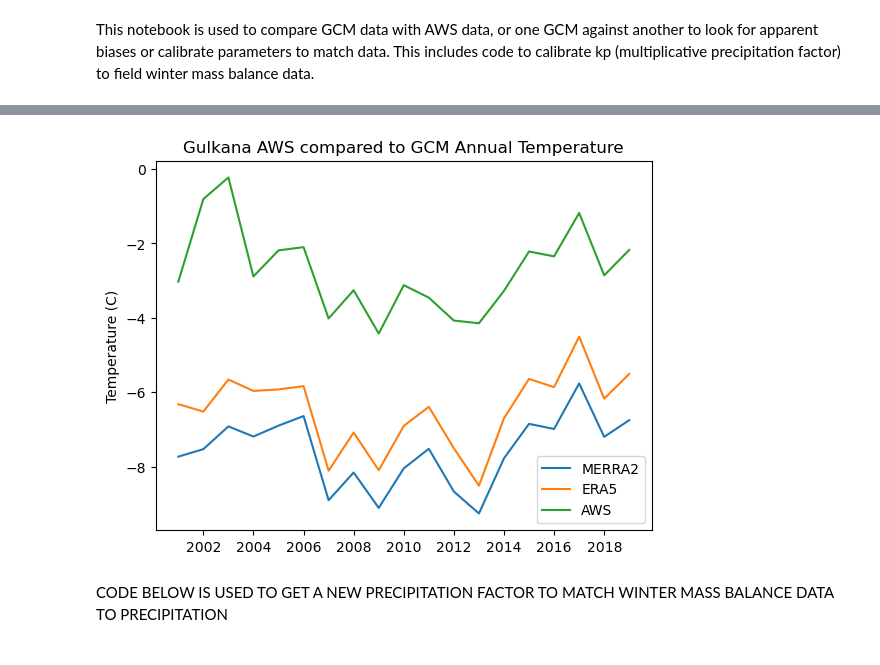
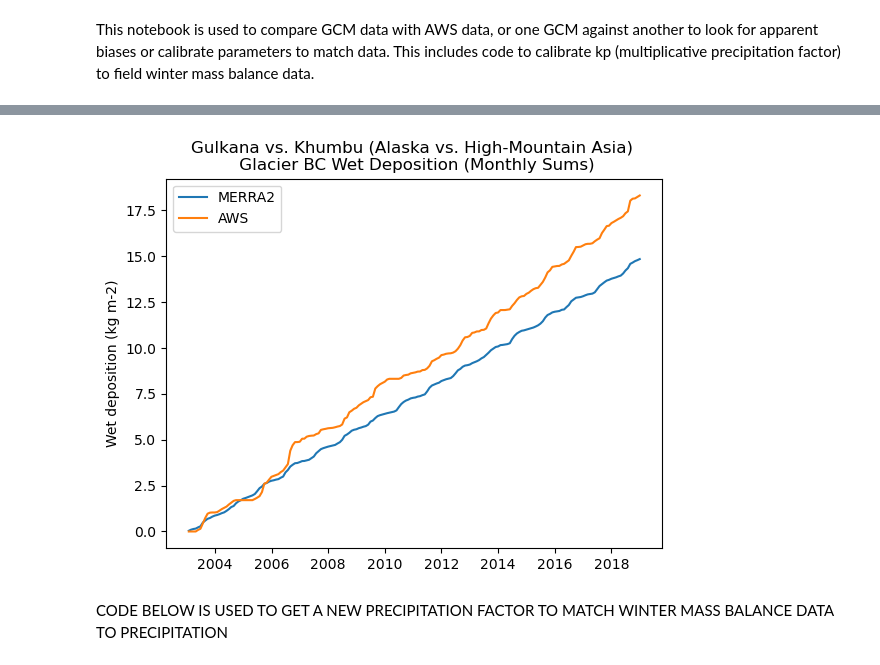
Before and after one commit to drounce/PyGEM, a Jupyter notebook: climate_plotting.ipynb, the cells around one changed output, grey strips where cells are left out. Saved outputs shown, nothing was run; the diff lists cells and outputs as text; code cells hidden in the pictures.

```diff
--- a/climate_plotting.ipynb
+++ b/climate_plotting.ipynb
@@ -35,17 +48,7 @@ fp_RGI = '~/research/RGI/rgi60/00_rgi60_attribs/01_rgi60_Alaska.csv'
 # %%
-# Define the latitude and longitude of the gridcell to grab
-if by == 'glacier':
-    # fill out glac_no and glacier_name for getting AWS data
-    glac_no = '01.00570'
-    glacier_name = 'gulkanaD'
-
-    # extract lat/lon of glacier
-    glacier_table = pd.read_csv(fp_RGI)
-    glacier_table = glacier_table.loc[glacier_table['RGIId'] == 'RGI60-'+glac_no]
-    cenlat = glacier_table['CenLat'].to_numpy()[0]
-    cenlon = glacier_table['CenLon'].to_numpy()[0]
-elif by == 'latlon':
-    # fill out cenlat and cenlon to extract data from
-    cenlat = 63.3
-    cenlon = -135
+# extract lat/lon of glacier
+glacier_table = pd.read_csv(fp_RGI)
+glacier_table = glacier_table.loc[glacier_table['RGIId'] == 'RGI60-'+glac_no]
+cenlat = glacier_table['CenLat'].to_numpy()[0]
+cenlon = glacier_table['CenLon'].to_numpy()[0]
 # %%
@@ -113,13 +116,15 @@ df_AWS = pd.read_csv(fp_AWS)
 df_AWS = df_AWS.set_index(pd.to_datetime(df_AWS['local_time']))
 df_AWS.fillna({'Precip_Weighing_Incremental':df_AWS['Precip_Stage_Incremental']*1.48},inplace=True)
 df_AWS = df_AWS.loc[pd.date_range(start,end,freq='h')]
-# df_AWS = df_AWS['Precip_Weighing_Incremental']
-df_AWS = df_AWS['site_temp_USGS']
+df_AWS = df_AWS['Precip_Weighing_Incremental']
+# df_AWS = df_AWS['site_temp_USGS']
 # %%
 # RESAMPLE
 if var in ['tp']:
     df_AWS = df_AWS.resample('ME').sum()
     ds_GCM = ds_GCM.resample(time='ME').sum()
+if var in ['bcwet','bcdry','dustwet','dustdry']:
+    ds_GCM = ds_GCM.resample(time='ME').sum() * 3600
 else:
     df_AWS = df_AWS.resample('ME').mean()
     ds_GCM = ds_GCM.resample(time='ME').mean()
@@ -141,18 +146,23 @@ Adjusting to 247.2 m elevation change from geopotential to the AWS elevation
 # %%
-df_AWS = df_AWS.resample('YE').mean()
-ds_GCM = ds_GCM.resample(time='YE').mean()
+# df_AWS = df_AWS.resample('YE').mean()
+# ds_GCM = ds_GCM.resample(time='YE').mean()
 # ds_GCM_ERA5 = ds_GCM_ERA5.resample(time='YE').mean()
 # %%
-plt.plot(ds_GCM['time'],ds_GCM[all_vars[var][GCM]].values,label=GCM)
-plt.plot(ds_GCM['time'],ds_GCM_ERA5[all_vars[var]['ERA5']].values,label='ERA5')
-plt.plot(df_AWS.index,df_AWS.to_numpy(),label='AWS')
+plot_GCM = ds_GCM[all_vars[var][GCM]].values
+plot_AWS = df_AWS.to_numpy()
+if var == 'tp':
+    plot_GCM = np.cumsum(plot_GCM)
+    plot_AWS = np.cumsum(plot_AWS)
+plt.plot(ds_GCM['time'],plot_GCM,label='MERRA2')
+# plt.plot(ds_GCM['time'],ds_GCM_HMA[all_vars[var][GCM]].values,label='HMA')
+plt.plot(df_AWS.index,plot_AWS,label='AWS')
 
 plt.legend()
-plt.title('Gulkana AWS compared to GCM Annual Temperature')
-plt.ylabel('Temperature (C)')
+plt.title('Gulkana vs. Khumbu (Alaska vs. High-Mountain Asia) \n Glacier BC Wet Deposition (Monthly Sums)')
+plt.ylabel('Wet deposition (kg m-2)')
 plt.show()
 # %% [output]
-[figure, old version]
+[figure, new version]
 # %% [markdown]
 CODE BELOW IS USED TO GET A NEW PRECIPITATION FACTOR TO MATCH WINTER MASS BALANCE DATA TO PRECIPITATION
 # %%
```
Also changed, not shown: parts of 7 cells of this notebook, 8 other files.
